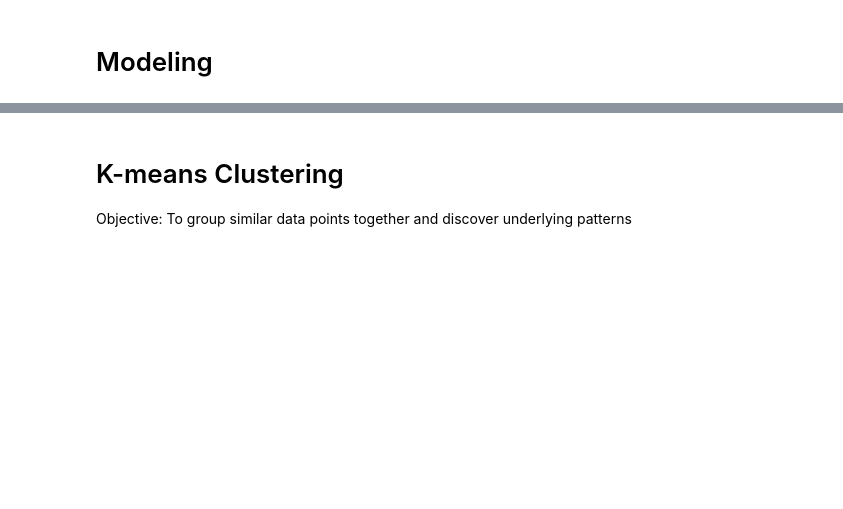
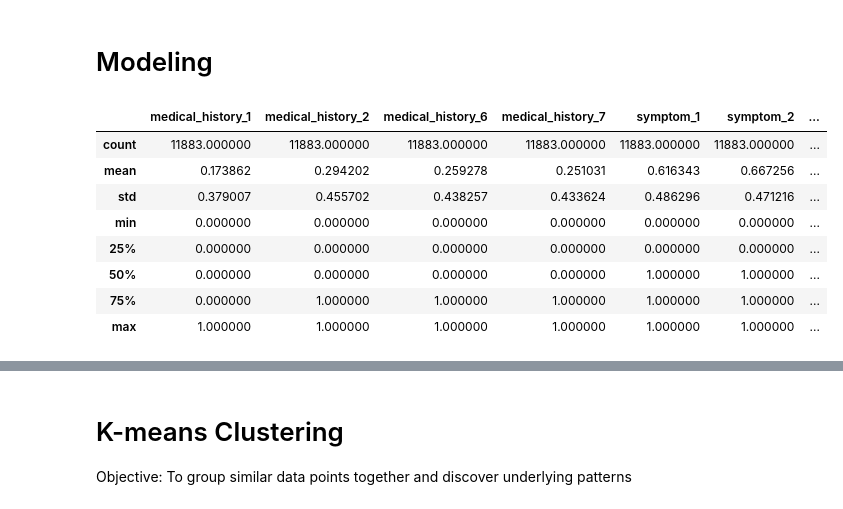
Before and after one commit to pooj23/PythonHolmuskAssignment, a Jupyter notebook: holmusk.ipynb, the cells around one changed output, grey strips where cells are left out. Cells and saved outputs as stored; diff of their text form; code cells hidden in the pictures; blank space fills up the shorter version.

```diff
--- a/holmusk.ipynb
+++ b/holmusk.ipynb
@@ -495,7 +494,7 @@ Comment: Out of all the attributes that correlate more with the dependent variab
 # Modeling
 # %%
 X = final_data[corr_required_cols]
-y = final_data.amount
+y = final_data['amount']
 
 #Split X and y into training and testing tests
 X_train, X_test, y_train, y_test = train_test_split(X, y, test_size = 0.30, random_state=0)
@@ -515,0 +501,12 @@ param_grid = {
+# %%
+X_train.describe()
+# %% [output]
+|  | medical_history_1 | medical_history_2 | medical_history_6 | medical_history_7 | symptom_1 | symptom_2 | ... |
+| count | 11883.000000 | 11883.000000 | 11883.000000 | 11883.000000 | 11883.000000 | 11883.000000 | ... |
+| mean | 0.173862 | 0.294202 | 0.259278 | 0.251031 | 0.616343 | 0.667256 | ... |
+| std | 0.379007 | 0.455702 | 0.438257 | 0.433624 | 0.486296 | 0.471216 | ... |
+| min | 0.000000 | 0.000000 | 0.000000 | 0.000000 | 0.000000 | 0.000000 | ... |
+| 25% | 0.000000 | 0.000000 | 0.000000 | 0.000000 | 0.000000 | 0.000000 | ... |
+| 50% | 0.000000 | 0.000000 | 0.000000 | 0.000000 | 1.000000 | 1.000000 | ... |
+| 75% | 0.000000 | 1.000000 | 1.000000 | 1.000000 | 1.000000 | 1.000000 | ... |
+| max | 1.000000 | 1.000000 | 1.000000 | 1.000000 | 1.000000 | 1.000000 | ... |
```
Also changed, not shown: parts of 22 cells of this notebook.
